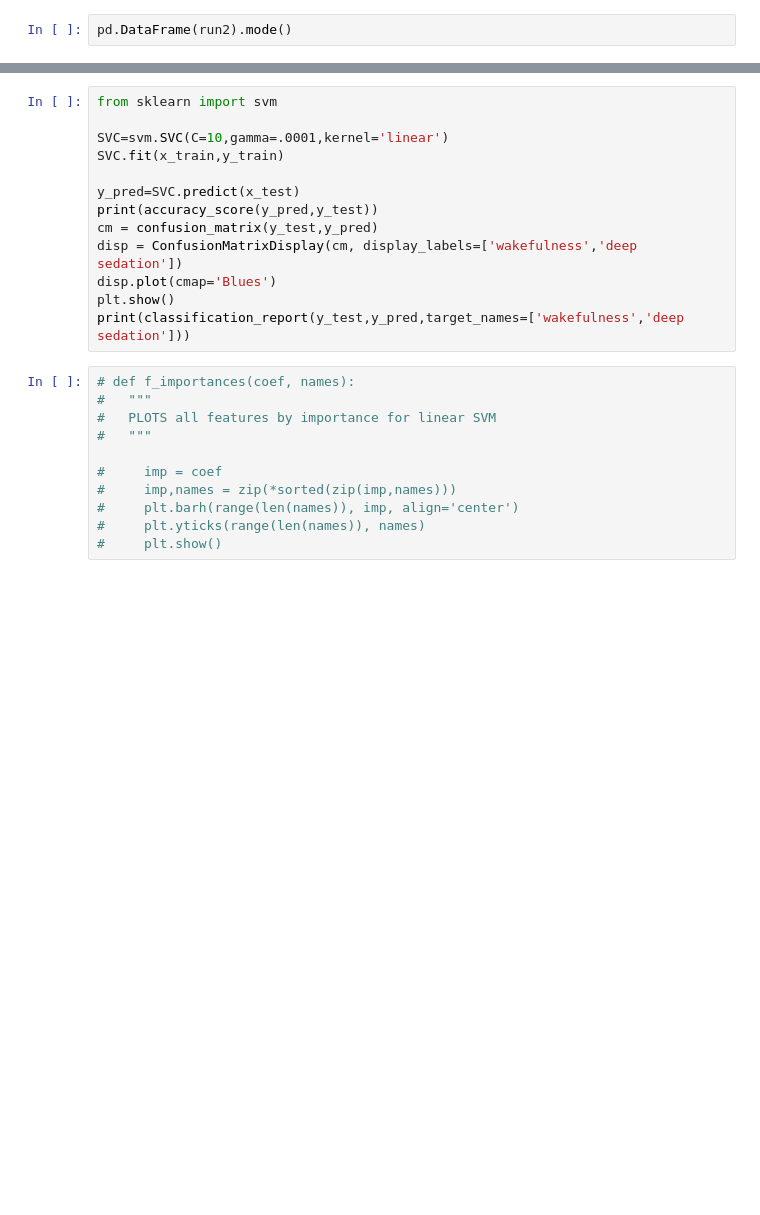
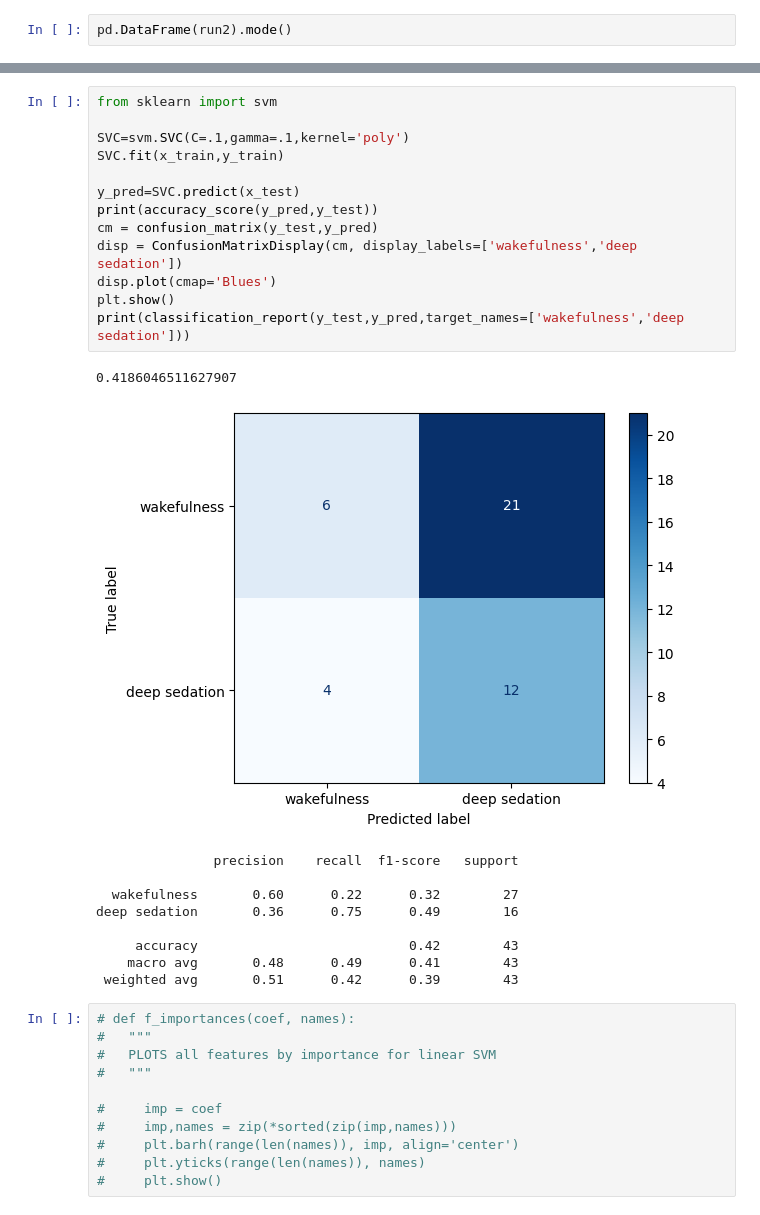
Before and after one commit to kangelaa/honors-thesis, a Jupyter notebook: HThesis_SVMModel_HudetzHoldout.ipynb, the cells around one changed output, grey strips where cells are left out. Saved outputs shown, nothing was run; the diff lists cells and outputs as text; blank space fills up the shorter version.

```diff
--- a/HThesis_SVMModel_HudetzHoldout.ipynb
+++ b/HThesis_SVMModel_HudetzHoldout.ipynb
@@ -472,16 +476,27 @@ model.best_params_
 # %%
 from sklearn import svm
 
-SVC=svm.SVC(C=10,gamma=.0001,kernel='linear')
+SVC=svm.SVC(C=.1,gamma=.1,kernel='poly')
 SVC.fit(x_train,y_train)
 
 y_pred=SVC.predict(x_test)
 print(accuracy_score(y_pred,y_test))
 cm = confusion_matrix(y_test,y_pred)
 disp = ConfusionMatrixDisplay(cm, display_labels=['wakefulness','deep sedation'])
 disp.plot(cmap='Blues')
 plt.show()
 print(classification_report(y_test,y_pred,target_names=['wakefulness','deep sedation']))
+# %% [output]
+0.4186046511627907
+[figure, added]
+               precision    recall  f1-score   support
+
+  wakefulness       0.60      0.22      0.32        27
+deep sedation       0.36      0.75      0.49        16
+
+     accuracy                           0.42        43
+    macro avg       0.48      0.49      0.41        43
+ weighted avg       0.51      0.42      0.39        43
 # %%
 # def f_importances(coef, names):
 #   """
```
Also changed, not shown: parts of 12 cells of this notebook.
